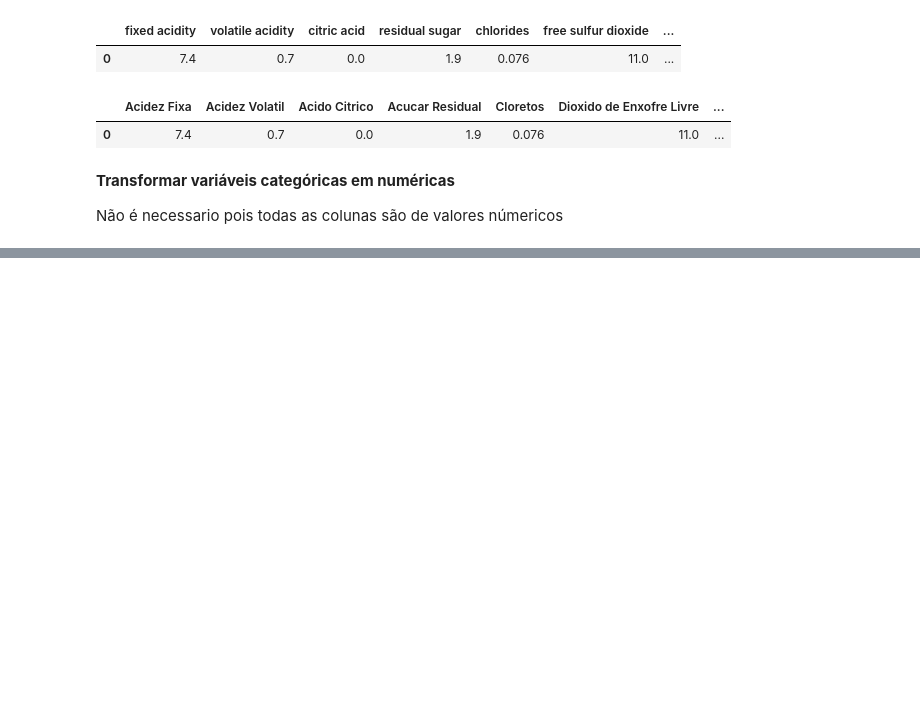
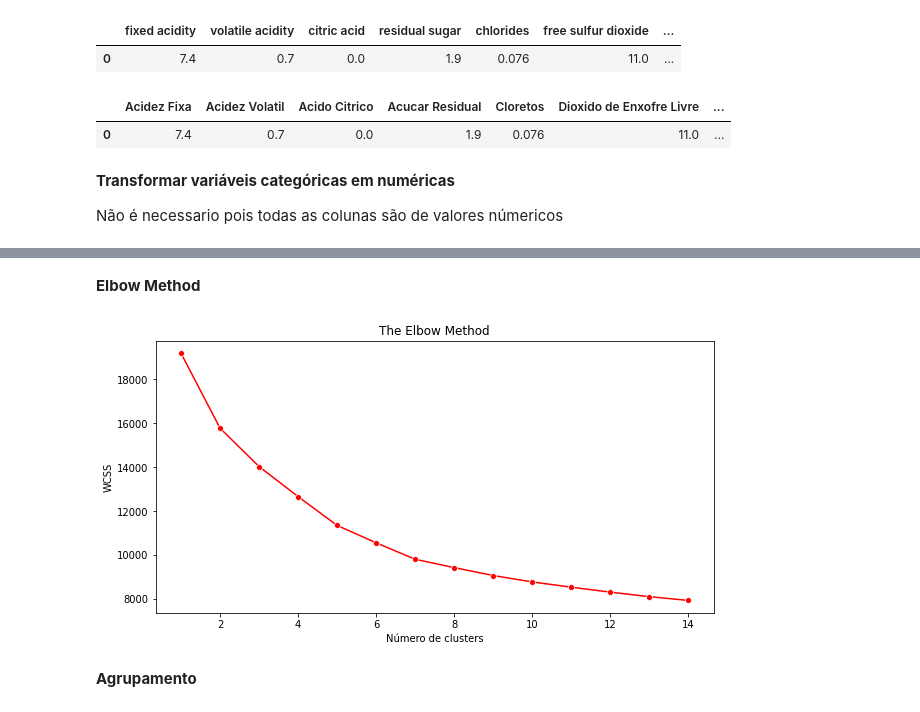
Before and after one commit to gabriel-ferraro/genderRecognitionPrediction, a Jupyter notebook: Trabalho_Wine_Aprendizado_Não_Supervisionado_.ipynb, the cells around one changed output, grey strips where cells are left out. Cells and saved outputs as stored; diff of their text form; code cells hidden in the pictures; blank space fills up the shorter version.

```diff
--- a/Trabalho_Wine_Aprendizado_Não_Supervisionado_.ipynb
+++ b/Trabalho_Wine_Aprendizado_Não_Supervisionado_.ipynb
@@ -74,0 +173,3 @@ Não é necessario pois todas as colunas são de valores númericos
+# %%
+kmeans = KMeans(n_clusters = 3, init = 'k-means++', random_state = 5, max_iter = 300)
+kmeans1 = kmeans.fit(dados)
@@ -74,0 +296,19 @@ Não é necessario pois todas as colunas são de valores númericos
+# %% [markdown]
+**Elbow Method**
+# %%
+wcss2 = []
+for i in range(1, 15):
+    kmeans = KMeans(n_clusters = i, init = 'k-means++', random_state = 5, max_iter = 300)
+    kmeans.fit(df_esc)
+
+    wcss2.append(kmeans.inertia_)
+# %%
+plt.figure(figsize=(10,5))
+sns.lineplot(range(1, 15), wcss2,marker='o',color='red')
+plt.title('The Elbow Method')
+plt.xlabel('Número de clusters')
+plt.ylabel('WCSS');
+# %% [output]
+[figure, added]
+# %% [markdown]
+**Agrupamento**
```
Also changed, not shown: parts of 46 cells of this notebook.
